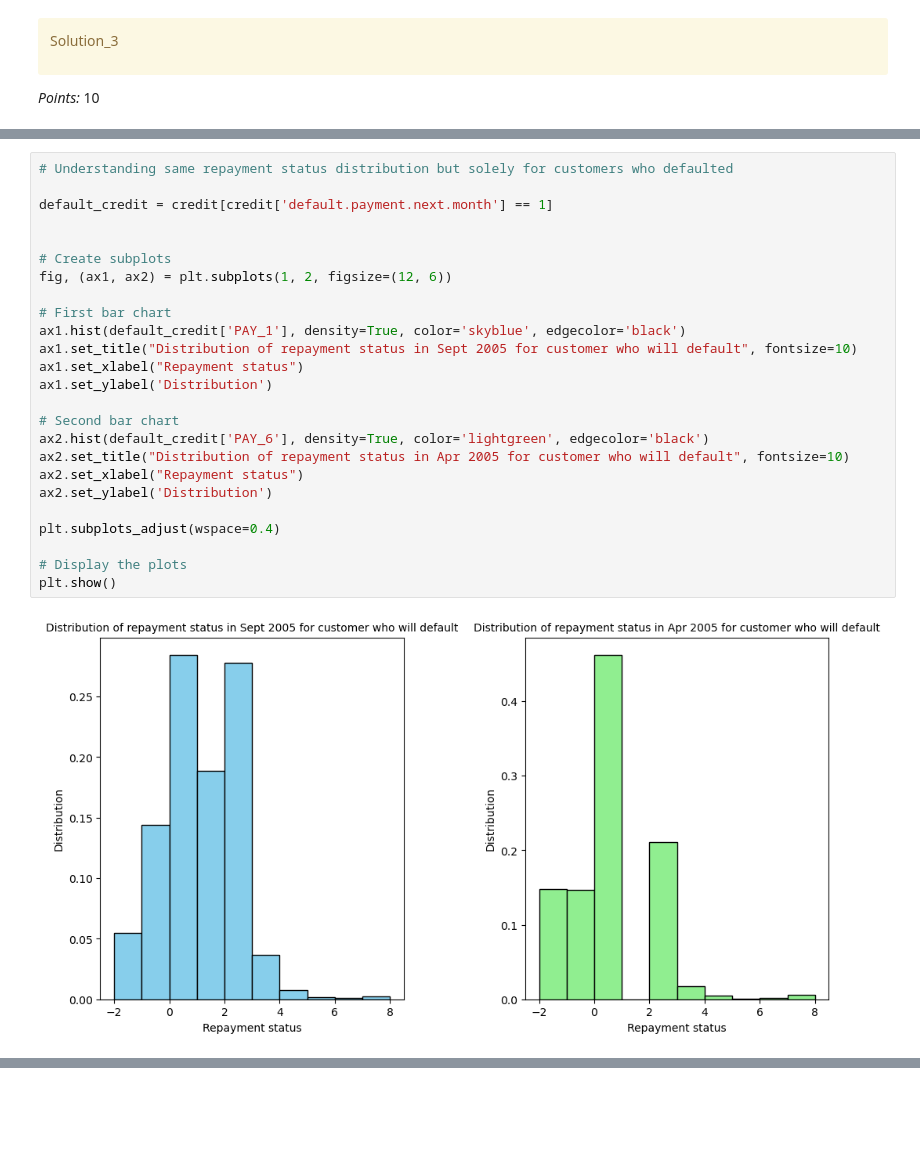
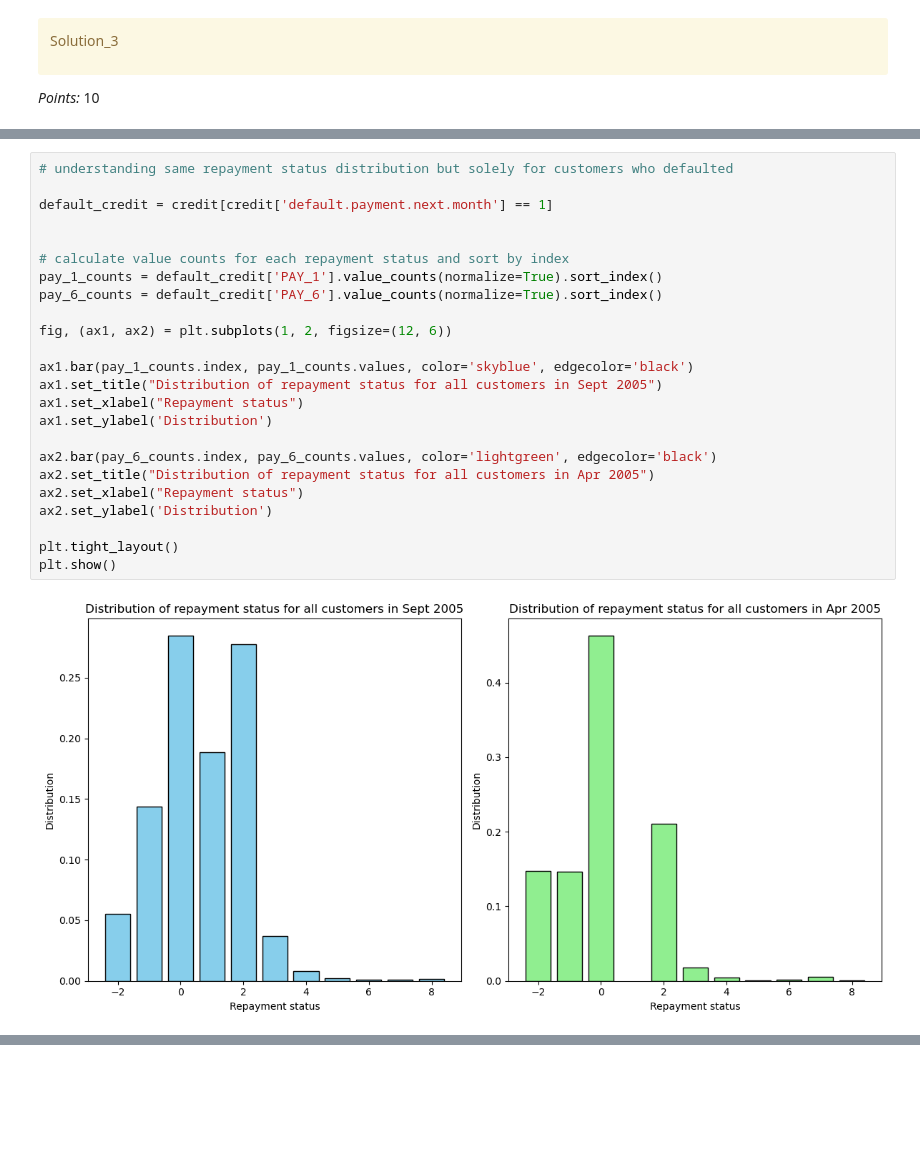
Before and after one commit to chloezandberg/cpsc330hw5, a Jupyter notebook: hw5.ipynb, the cells around one changed output, grey strips where cells are left out. Saved outputs shown, nothing was run; the diff lists cells and outputs as text.

```diff
--- a/hw5.ipynb
+++ b/hw5.ipynb
@@ -251,28 +241,27 @@ plt.show()
 # %%
-# Understanding same repayment status distribution but solely for customers who defaulted
+# understanding same repayment status distribution but solely for customers who defaulted
 
 default_credit = credit[credit['default.payment.next.month'] == 1]
 
 
-# Create subplots
+# calculate value counts for each repayment status and sort by index
+pay_1_counts = default_credit['PAY_1'].value_counts(normalize=True).sort_index()
+pay_6_counts = default_credit['PAY_6'].value_counts(normalize=True).sort_index()
+
 fig, (ax1, ax2) = plt.subplots(1, 2, figsize=(12, 6))
 
-# First bar chart
-ax1.hist(default_credit['PAY_1'], density=True, color='skyblue', edgecolor='black')
-ax1.set_title("Distribution of repayment status in Sept 2005 for customer who will default", fontsize=10)
+ax1.bar(pay_1_counts.index, pay_1_counts.values, color='skyblue', edgecolor='black')
+ax1.set_title("Distribution of repayment status for all customers in Sept 2005")
 ax1.set_xlabel("Repayment status")
 ax1.set_ylabel('Distribution')
 
-# Second bar chart
-ax2.hist(default_credit['PAY_6'], density=True, color='lightgreen', edgecolor='black')
-ax2.set_title("Distribution of repayment status in Apr 2005 for customer who will default", fontsize=10)
+ax2.bar(pay_6_counts.index, pay_6_counts.values, color='lightgreen', edgecolor='black')
+ax2.set_title("Distribution of repayment status for all customers in Apr 2005")
 ax2.set_xlabel("Repayment status")
 ax2.set_ylabel('Distribution')
 
-plt.subplots_adjust(wspace=0.4)
-
-# Display the plots
+plt.tight_layout()
 plt.show()
 # %% [output]
-[figure, old version]
+[figure, new version]
 # %%
```
Also changed, not shown: parts of 25 cells of this notebook.
